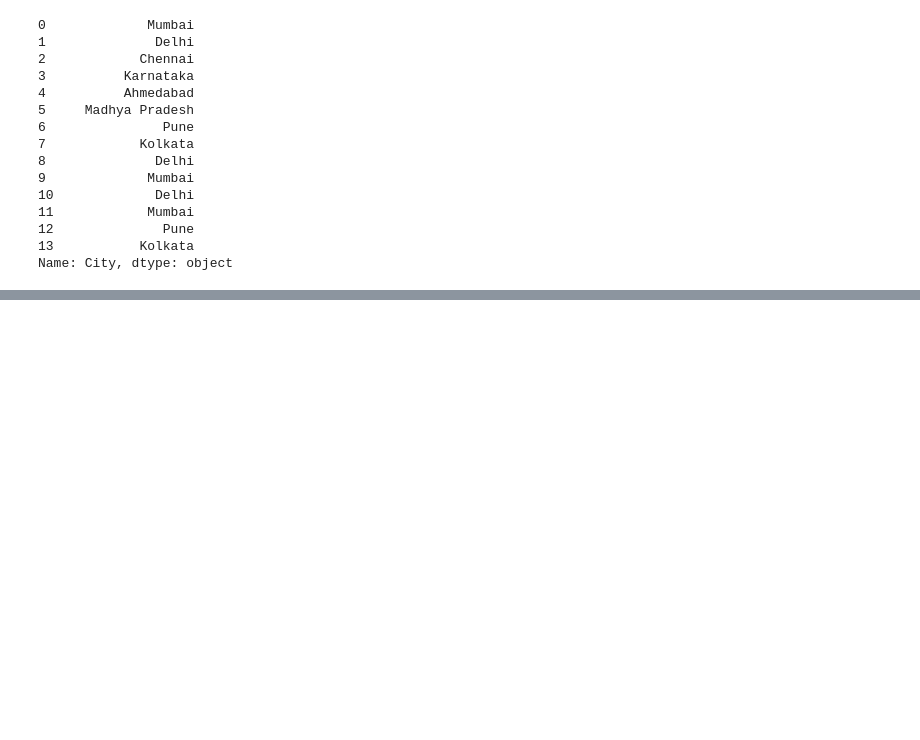
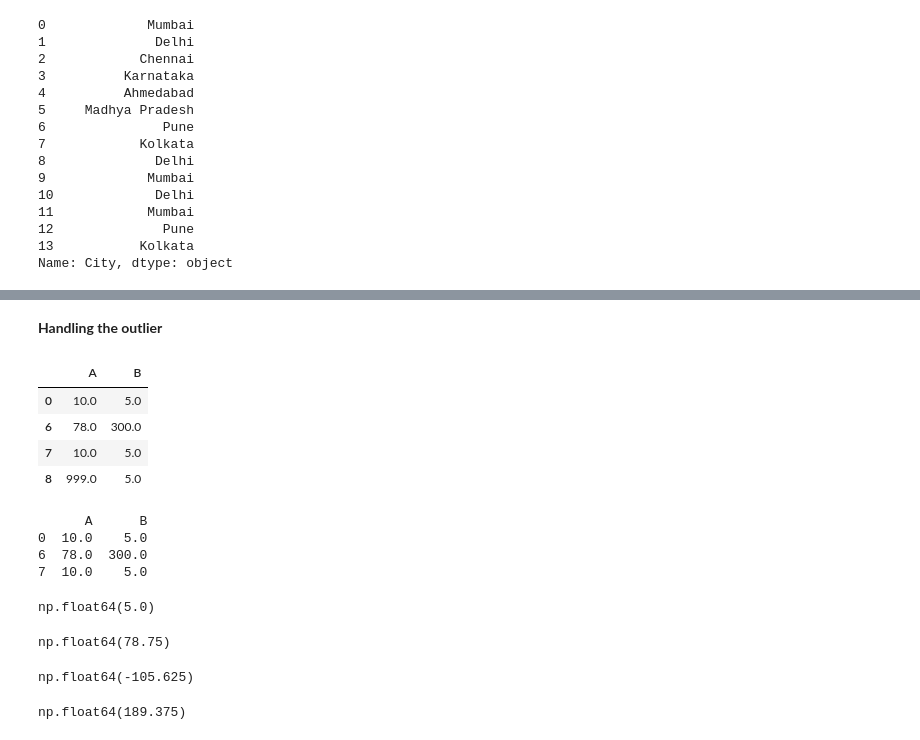
Before and after one commit to karthik-k11/Data-Science-Libraries-Practice, a Jupyter notebook: Pandas_Practice.ipynb, the cells around one changed output, grey strips where cells are left out. Cells and saved outputs as stored; diff of their text form; code cells hidden in the pictures; blank space fills up the shorter version.

```diff
--- a/Pandas_Practice.ipynb
+++ b/Pandas_Practice.ipynb
@@ -989,0 +1150,57 @@ Name: City, dtype: object
+# %% [markdown]
+**Handling the outlier**
+# %%
+##Dropping
+data.dropna(inplace=True)
+data
+# %% [output]
+|  | A | B |
+| 0 | 10.0 | 5.0 |
+| 6 | 78.0 | 300.0 |
+| 7 | 10.0 | 5.0 |
+| 8 | 999.0 | 5.0 |
+# %%
+##Finding Outlier
+def remove_outlier(df, columns):
+
+    Cleaned_df = df.copy()
+
+    for col in columns:
+        Q1 = Cleaned_df[col].quantile(0.25)
+        Q3 = Cleaned_df[col].quantile(0.75)
+        IQR = Q3 - Q1
+        lf = Q1 - 1.5 * IQR
+        uf = Q3 + 1.5 * IQR
+
+        Cleaned_df = Cleaned_df[(Cleaned_df[col] >= lf) & (Cleaned_df[col] <= uf)]
+
+    return Cleaned_df
+
+outliers = remove_outlier(data, ['A', 'B'])
+print(outliers)
+# %% [output]
+      A      B
+0  10.0    5.0
+6  78.0  300.0
+7  10.0    5.0
+# %%
+Q1 = data['B'].quantile(0.25)
+Q1
+# %% [output]
+np.float64(5.0)
+# %%
+Q3 = data['B'].quantile(0.75)
+Q3
+# %% [output]
+np.float64(78.75)
+# %%
+IQR = Q3-Q1
+lf = Q1 - 1.5 * IQR
+lf
+# %% [output]
+np.float64(-105.625)
+# %%
+uf = Q3 + 1.5 * IQR
+uf
+# %% [output]
+np.float64(189.375)
```
Also changed, not shown: parts of 18 cells of this notebook.
